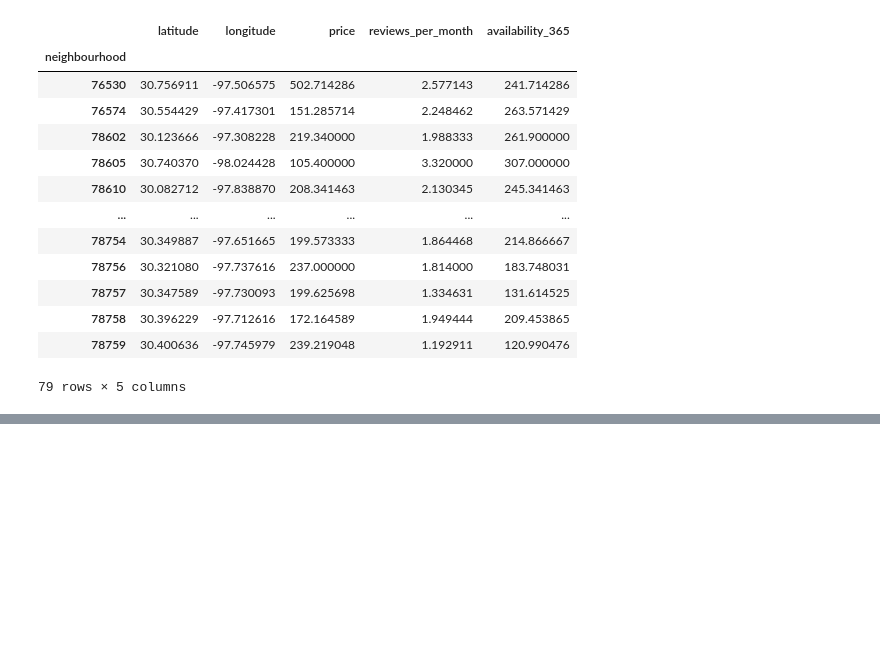
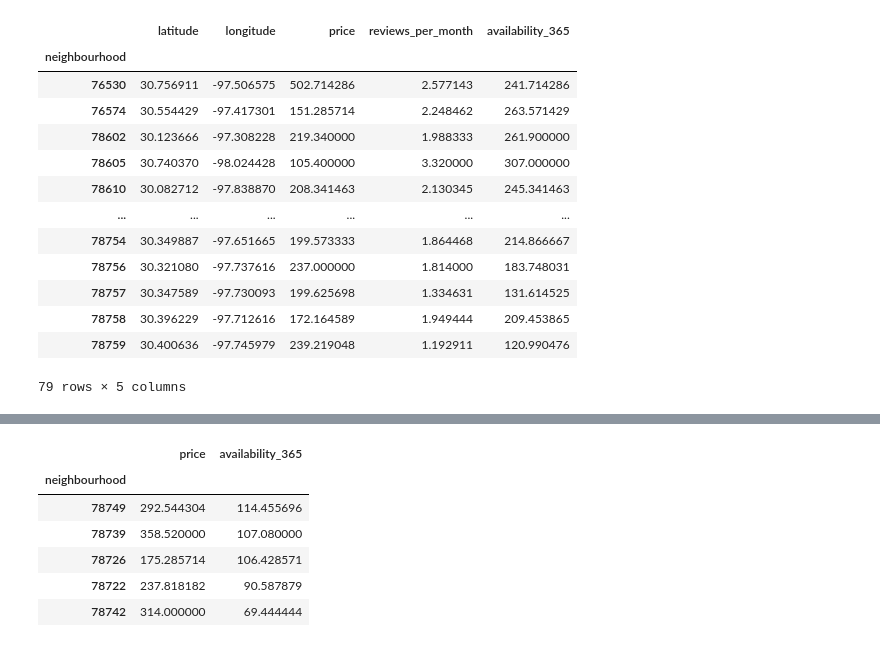
Before and after one commit to Rishi-Prasadha/Austin-Zillow-Airbnb-Analysis-Application, a Jupyter notebook: quinn/airbnb_data_analysis.ipynb, the cells around one changed output, grey strips where cells are left out. Drawn from its saved outputs; the diff is of its cells as text; code cells hidden in the pictures; blank space fills up the shorter version.

```diff
--- a/quinn/airbnb_data_analysis.ipynb
+++ b/quinn/airbnb_data_analysis.ipynb
@@ -46,0 +66,12 @@ home_zip_df.hvplot.points(
+# %%
+popular_neighborhoods_df = home_zip_df.loc[(78749,78739,78726,78722,78742),:]
+popular_neighborhoods_df = popular_neighborhoods_df.drop(['latitude','longitude','reviews_per_month'],axis=1)
+popular_neighborhoods_df
+# %% [output]
+|  | price | availability_365 |
+| neighbourhood |  |  |
+| 78749 | 292.544304 | 114.455696 |
+| 78739 | 358.520000 | 107.080000 |
+| 78726 | 175.285714 | 106.428571 |
+| 78722 | 237.818182 | 90.587879 |
+| 78742 | 314.000000 | 69.444444 |
```
Also changed, not shown: parts of 5 cells of this notebook.
